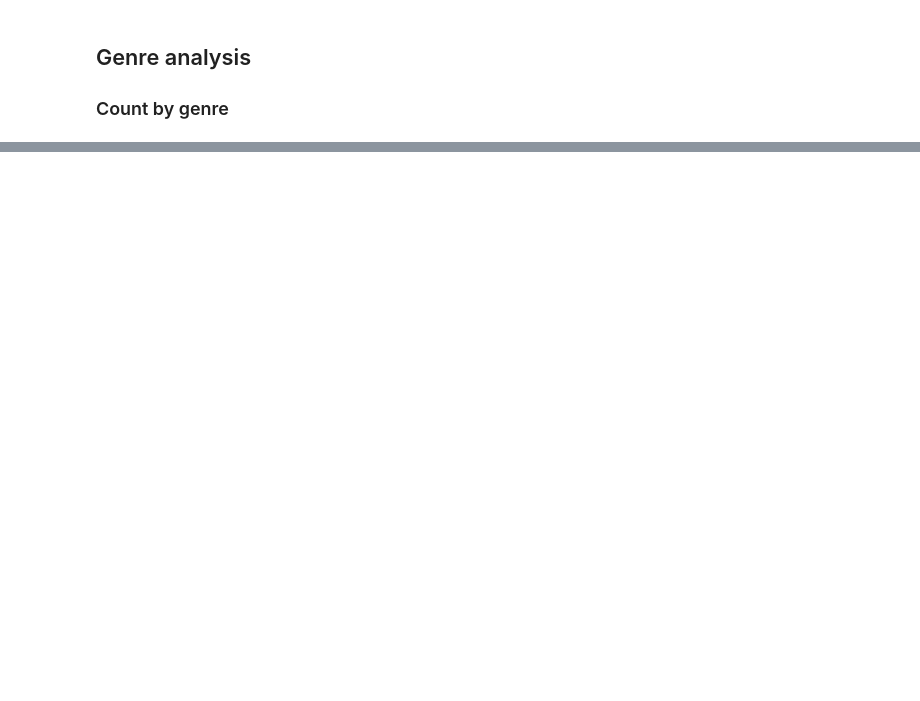
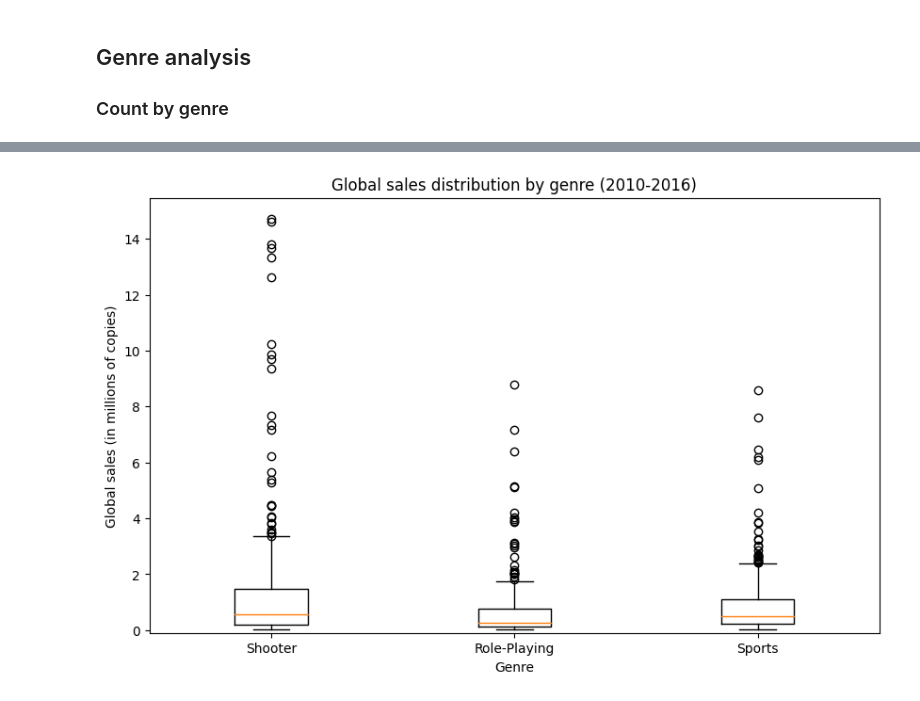
Before and after one commit to hansstanley/YongTauFoo, a Jupyter notebook: notebooks/sales_rush_kirubi.ipynb, the cells around one changed output, grey strips where cells are left out. Cells and saved outputs as stored; diff of their text form; code cells hidden in the pictures; blank space fills up the shorter version.

```diff
--- a/notebooks/sales_rush_kirubi.ipynb
+++ b/notebooks/sales_rush_kirubi.ipynb
@@ -138,0 +139,13 @@ ax.bar_label(bar_container)
+# %%
+chosen_genres = ['Shooter', 'Role-Playing', 'Sports']
+# %%
+plt.figure(figsize=(10, 6))
+plt.boxplot([data_clean[data_clean['Genre'] == genre]['Global_Sales'] for genre in chosen_genres],
+            labels=chosen_genres)
+plt.xlabel('Genre')
+plt.ylabel('Global sales (in millions of copies)')
+plt.ylim(bottom=-0.1)
+plt.title(f'Global sales distribution by genre ({year_range})')
+plt.show()
+# %% [output]
+[figure, added]
```
Also changed, not shown: parts of 6 cells of this notebook, 3 other files.
